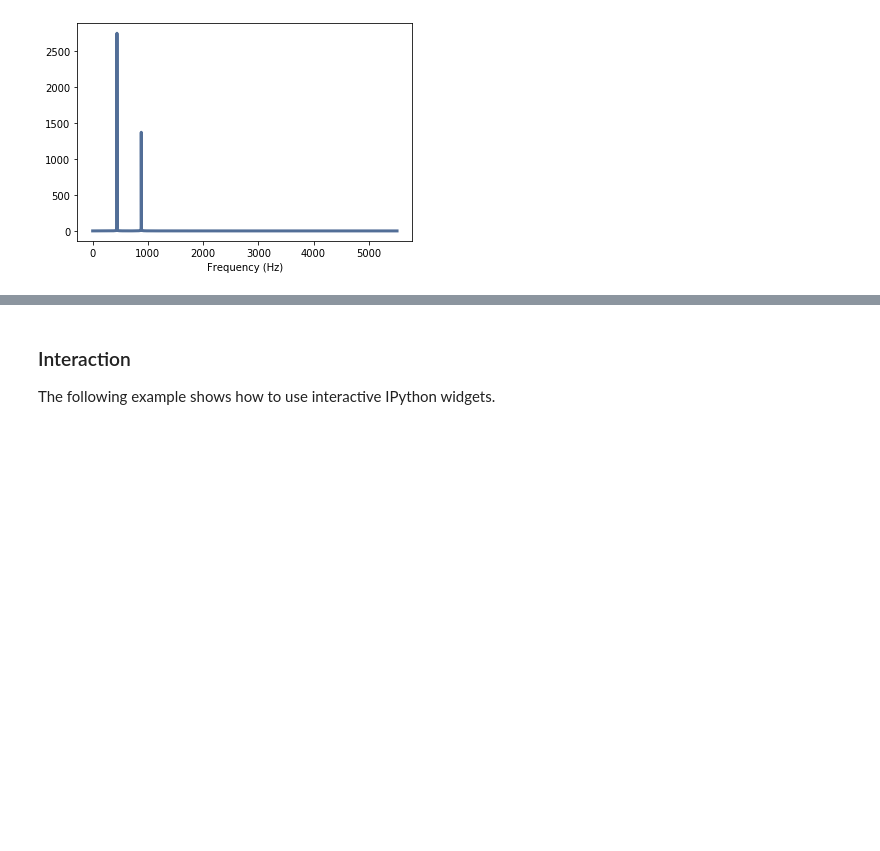
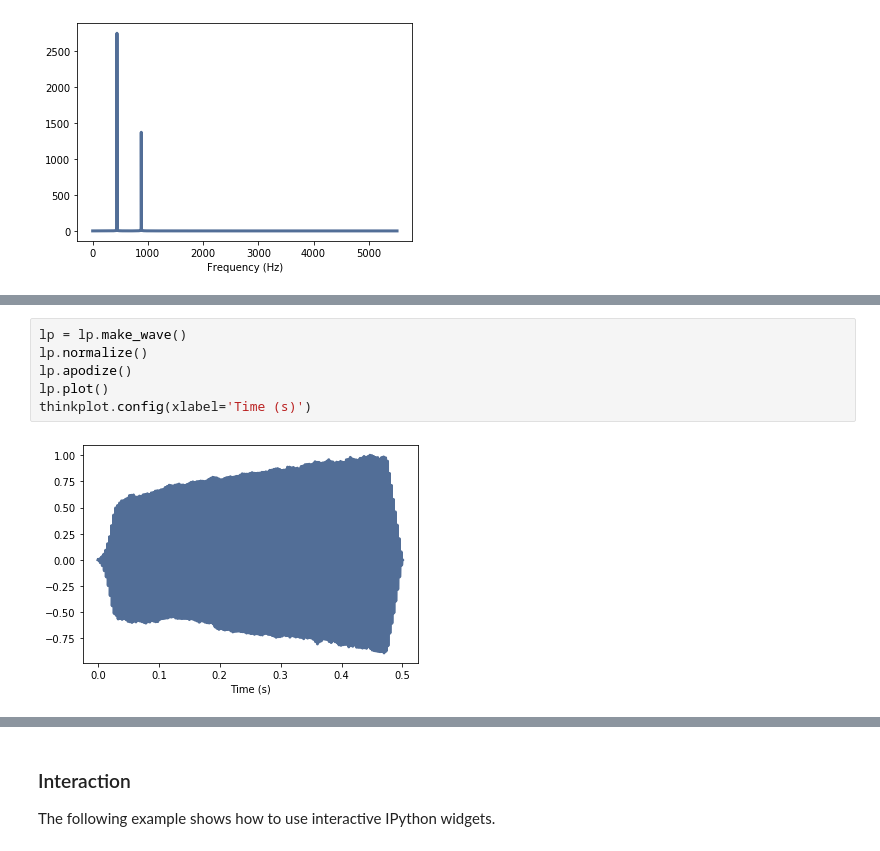
Before and after one commit to meanmedianmoge/ThinkDSP, a Jupyter notebook: code/chap01.ipynb, the cells around one changed output, grey strips where cells are left out. Saved outputs shown, nothing was run; the diff lists cells and outputs as text; blank space fills up the shorter version.

```diff
--- a/code/chap01.ipynb
+++ b/code/chap01.ipynb
@@ -262,0 +301,8 @@ thinkplot.config(xlabel='Frequency (Hz)')
+# %%
+lp = lp.make_wave()
+lp.normalize()
+lp.apodize()
+lp.plot()
+thinkplot.config(xlabel='Time (s)')
+# %% [output]
+[figure, added]
```
Also changed, not shown: parts of 26 cells of this notebook.
